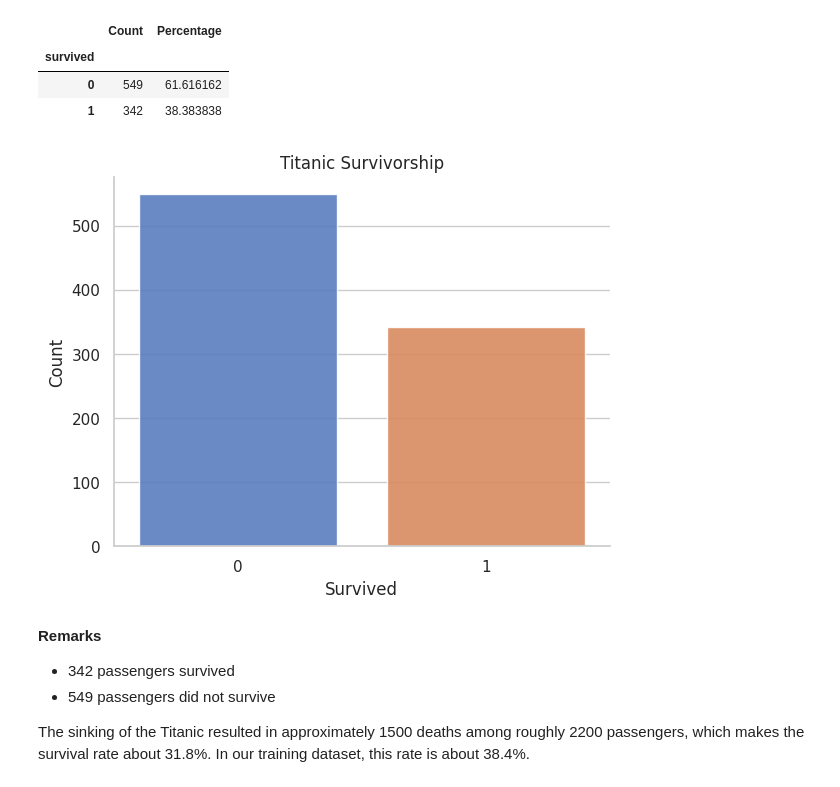
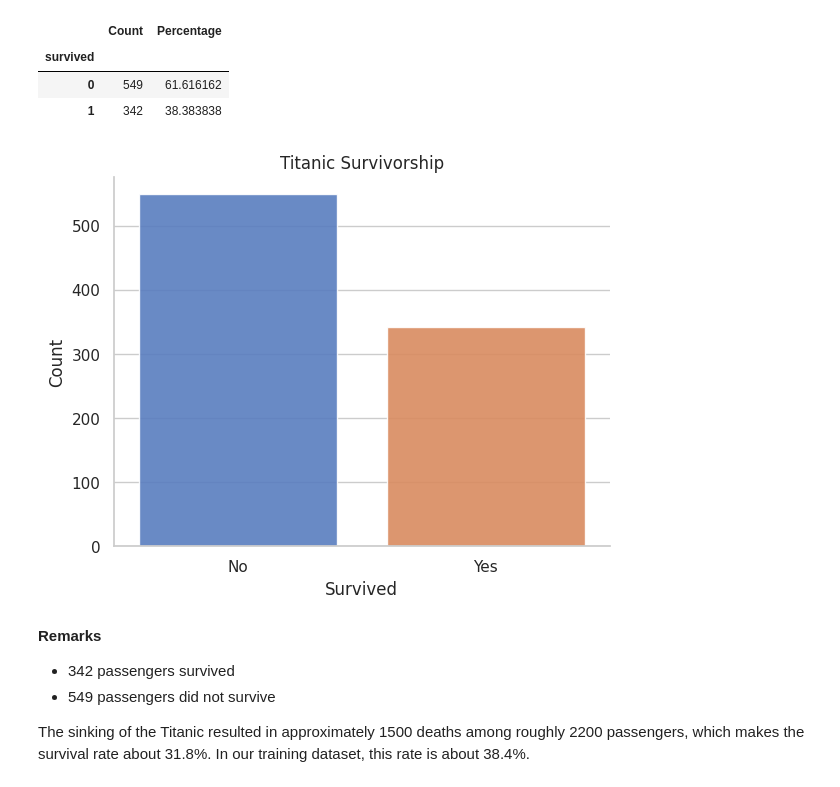
Before and after one commit to dunarand/Kaggle-Titanic-Competition, a Jupyter notebook: notebooks/3 - Exploratory Data Analysis.ipynb, the cells around one changed output. Saved outputs shown, nothing was run; the diff lists cells and outputs as text; code cells hidden in the pictures.

```diff
--- a/notebooks/3 - Exploratory Data Analysis.ipynb
+++ b/notebooks/3 - Exploratory Data Analysis.ipynb
@@ -171,16 +171,18 @@ describe_categorical(df, "survived")
 # %%
 ax = sns.countplot(
     data=df, x="survived", hue="survived", alpha=0.9, legend=False
 )
+
+ax.set_xticks([0, 1], ["No", "Yes"])
 
 ax.set_xlabel("Survived")
 ax.set_ylabel("Count")
 ax.set_title("Titanic Survivorship")
 
 plt.savefig("../assets/survived_dist.png")
 plt.show()
 # %% [output]
-[figure, old version]
+[figure, new version]
 # %% [markdown]
 **Remarks**
 
```
Also changed, not shown: parts of 5 cells of this notebook, 4 other files.
